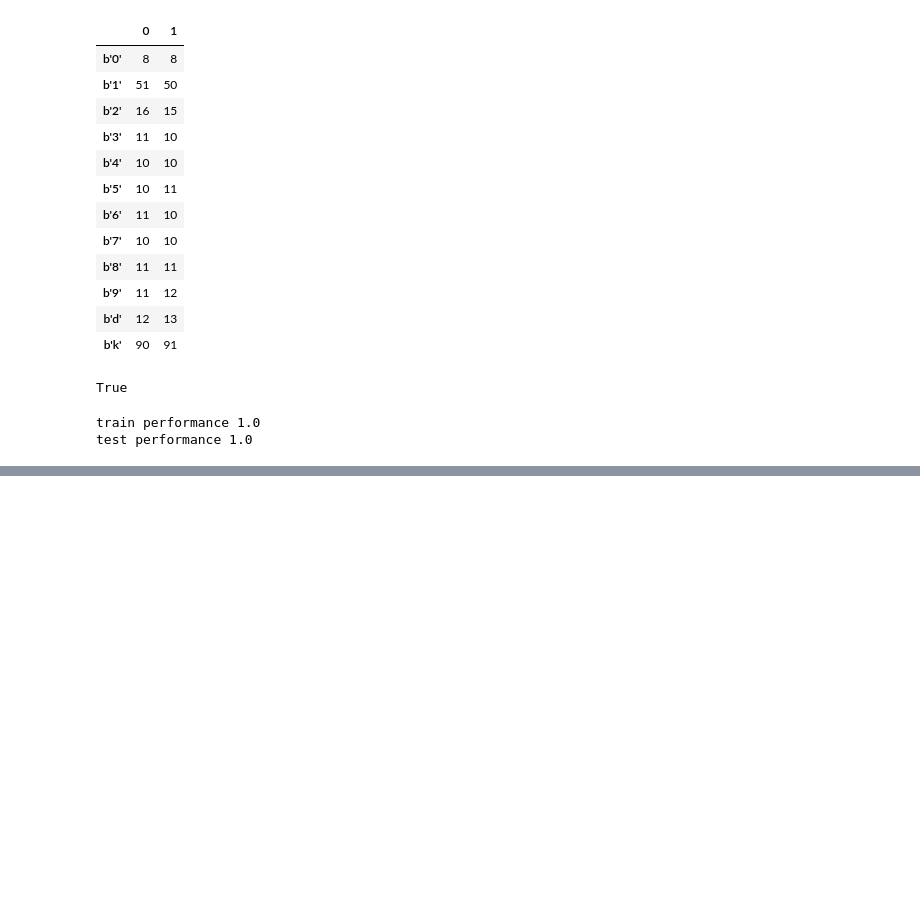
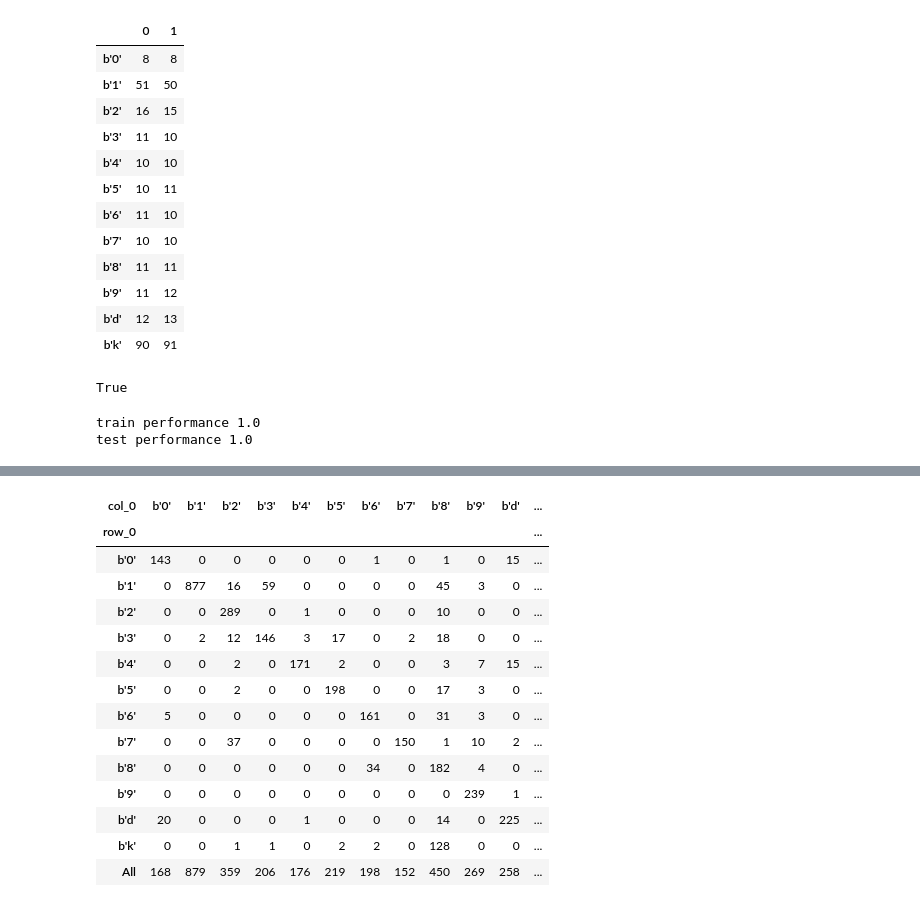
Before and after one commit to kota7/kgschart, a Jupyter notebook: models/1d-model_label_data.ipynb, the cells around one changed output, grey strips where cells are left out. Drawn from its saved outputs; the diff is of its cells as text; code cells hidden in the pictures; blank space fills up the shorter version.

```diff
--- a/models/1d-model_label_data.ipynb
+++ b/models/1d-model_label_data.ipynb
@@ -190,0 +208,18 @@ random_plot(X_test_gen[wrong], Y_test_gen[wrong], pred[wrong])
+# %%
+pd.crosstab(pd.Series(Y_test_gen), pd.Series(pred), margins=True)
+# %% [output]
+| col_0 | b'0' | b'1' | b'2' | b'3' | b'4' | b'5' | b'6' | b'7' | b'8' | b'9' | b'd' | ... |
+| row_0 |  |  |  |  |  |  |  |  |  |  |  | ... |
+| b'0' | 143 | 0 | 0 | 0 | 0 | 0 | 1 | 0 | 1 | 0 | 15 | ... |
+| b'1' | 0 | 877 | 16 | 59 | 0 | 0 | 0 | 0 | 45 | 3 | 0 | ... |
+| b'2' | 0 | 0 | 289 | 0 | 1 | 0 | 0 | 0 | 10 | 0 | 0 | ... |
+| b'3' | 0 | 2 | 12 | 146 | 3 | 17 | 0 | 2 | 18 | 0 | 0 | ... |
+| b'4' | 0 | 0 | 2 | 0 | 171 | 2 | 0 | 0 | 3 | 7 | 15 | ... |
+| b'5' | 0 | 0 | 2 | 0 | 0 | 198 | 0 | 0 | 17 | 3 | 0 | ... |
+| b'6' | 5 | 0 | 0 | 0 | 0 | 0 | 161 | 0 | 31 | 3 | 0 | ... |
+| b'7' | 0 | 0 | 37 | 0 | 0 | 0 | 0 | 150 | 1 | 10 | 2 | ... |
+| b'8' | 0 | 0 | 0 | 0 | 0 | 0 | 34 | 0 | 182 | 4 | 0 | ... |
+| b'9' | 0 | 0 | 0 | 0 | 0 | 0 | 0 | 0 | 0 | 239 | 1 | ... |
+| b'd' | 20 | 0 | 0 | 0 | 1 | 0 | 0 | 0 | 14 | 0 | 225 | ... |
+| b'k' | 0 | 0 | 1 | 1 | 0 | 2 | 2 | 0 | 128 | 0 | 0 | ... |
+| All | 168 | 879 | 359 | 206 | 176 | 219 | 198 | 152 | 450 | 269 | 258 | ... |
```
Also changed, not shown: parts of 14 cells of this notebook.
